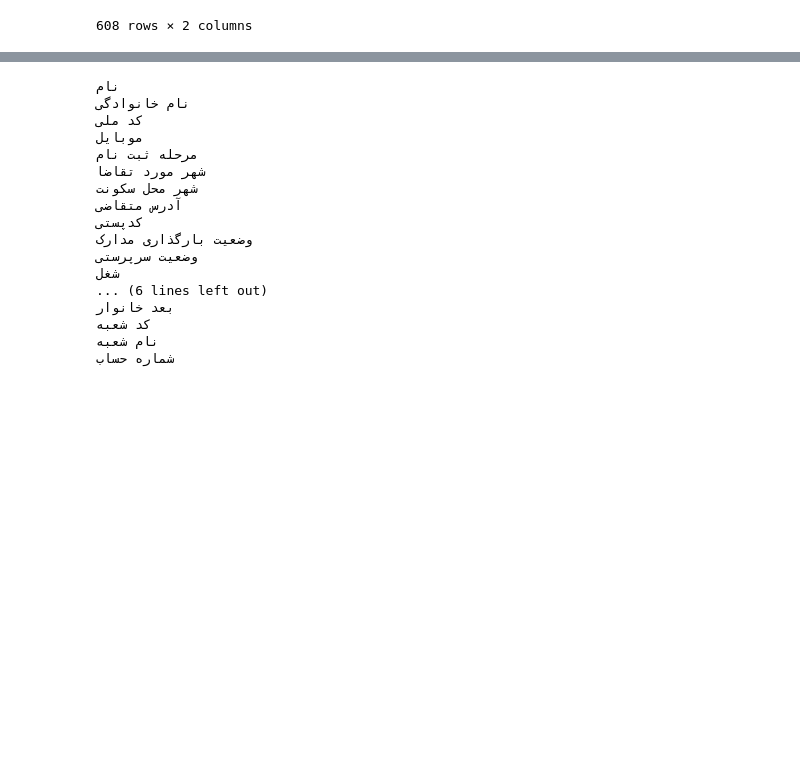
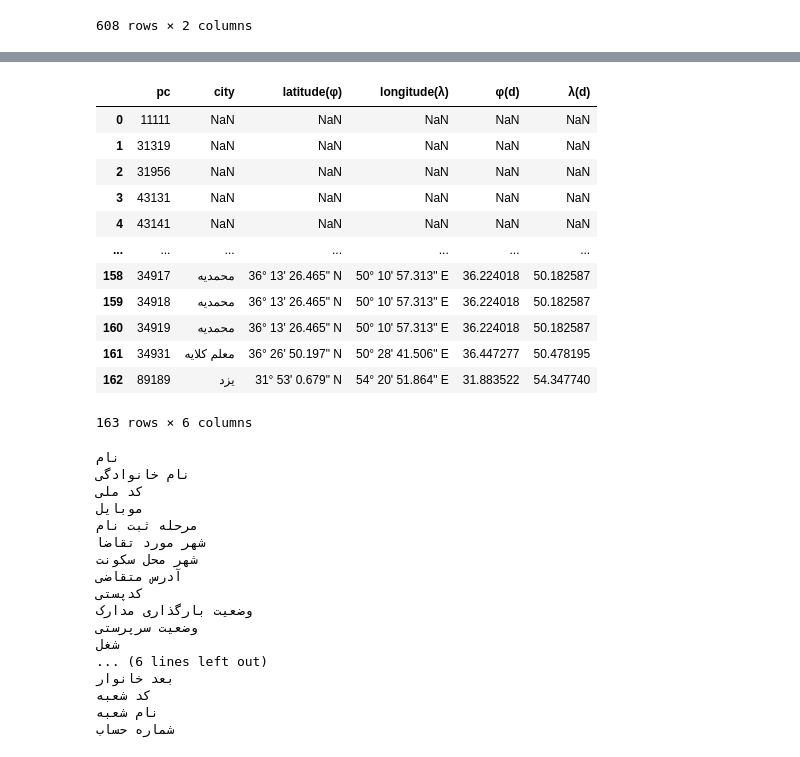
Before and after one commit to mmortazavi/ml_demystified, a Jupyter notebook: projects/gis/preoroccessing_neginnezamloo.ipynb, the cells around one changed output, grey strips where cells are left out. Cells and saved outputs as stored; diff of their text form; code cells hidden in the pictures; blank space fills up the shorter version.

```diff
--- a/projects/gis/preoroccessing_neginnezamloo.ipynb
+++ b/projects/gis/preoroccessing_neginnezamloo.ipynb
@@ -31,3 +50,19 @@ codemeli_city
+# %%
+pc_df
+# %% [output]
+|  | pc | city | latitude(φ) | longitude(λ) | φ(d) | λ(d) |
+| 0 | 11111 | NaN | NaN | NaN | NaN | NaN |
+| 1 | 31319 | NaN | NaN | NaN | NaN | NaN |
+| 2 | 31956 | NaN | NaN | NaN | NaN | NaN |
+| 3 | 43131 | NaN | NaN | NaN | NaN | NaN |
+| 4 | 43141 | NaN | NaN | NaN | NaN | NaN |
+| ... | ... | ... | ... | ... | ... | ... |
+| 158 | 34917 | محمدیه | 36° 13' 26.465" N | 50° 10' 57.313" E | 36.224018 | 50.182587 |
+| 159 | 34918 | محمدیه | 36° 13' 26.465" N | 50° 10' 57.313" E | 36.224018 | 50.182587 |
+| 160 | 34919 | محمدیه | 36° 13' 26.465" N | 50° 10' 57.313" E | 36.224018 | 50.182587 |
+| 161 | 34931 | معلم کلایه | 36° 26' 50.197" N | 50° 28' 41.506" E | 36.447277 | 50.478195 |
+| 162 | 89189 | یزد | 31° 53' 0.679" N | 54° 20' 51.864" E | 31.883522 | 54.347740 |
+163 rows × 6 columns
 # %%
 # raw column names
 for col in raw.columns:
```
Also changed, not shown: parts of 13 cells of this notebook.
